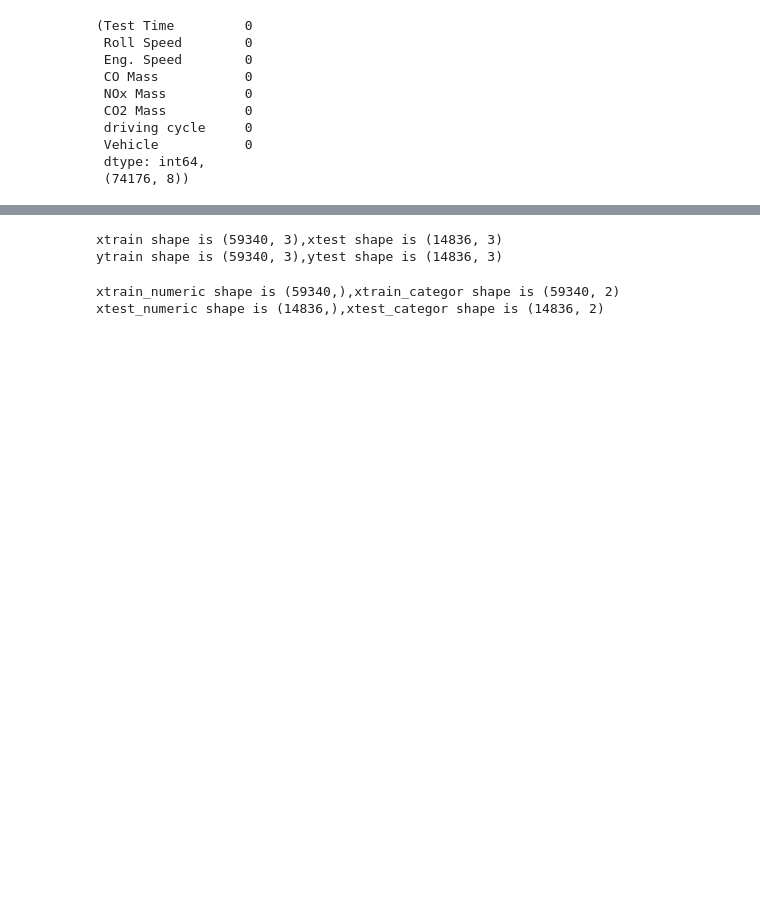
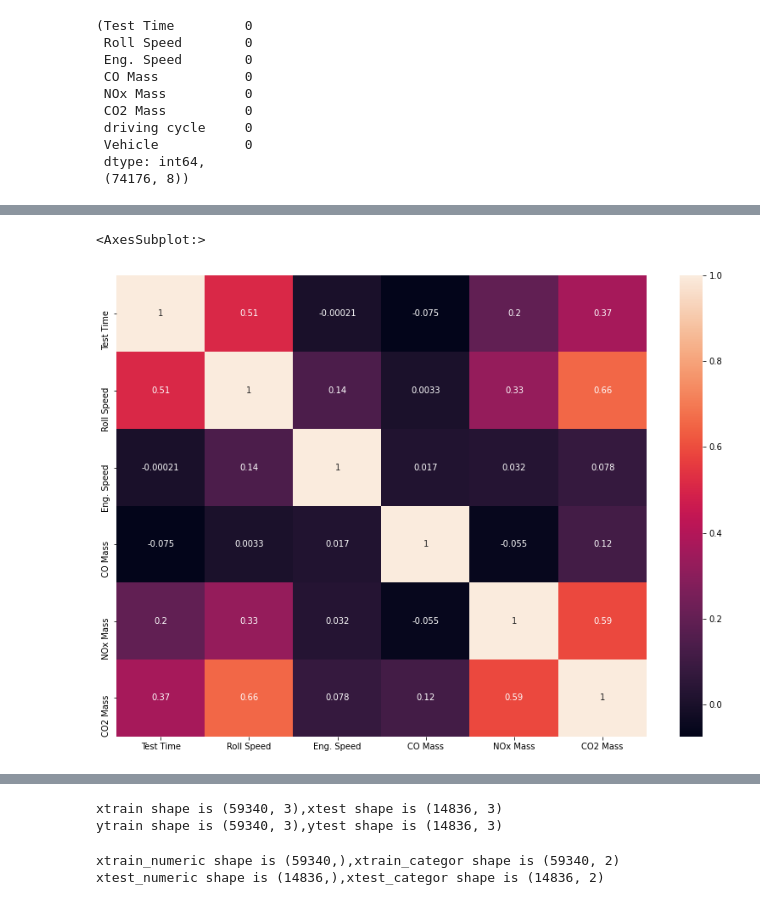
Before and after one commit to msaad1311/TfL-Dataset, a Jupyter notebook: src/EDA-Part2.ipynb, the cells around one changed output, grey strips where cells are left out. Saved outputs shown, nothing was run; the diff lists cells and outputs as text; code cells hidden in the pictures; blank space fills up the shorter version.

```diff
--- a/src/EDA-Part2.ipynb
+++ b/src/EDA-Part2.ipynb
@@ -40,3 +38,10 @@ data.describe()
 | 50% | 7127.600000 | 3.126160e+01 | 1193.330000 | 5.701690e-05 | 1.269605e-03 | 1.374640 | 4.000000 |
 | 75% | 10737.350000 | 5.195493e+01 | 1807.557500 | 6.606997e-04 | 5.794280e-03 | 3.085600 | 5.000000 |
 | max | 14018.100000 | 1.170090e+02 | 20693.200000 | 1.464500e+00 | 1.859920e-01 | 18.684400 | 6.000000 |
+# %%
+corr = data.drop(['Vehicle'],axis=1).corr()
+plt.figure(figsize=(14,10))
+sns.heatmap(corr,annot=True)
+# %% [output]
+<AxesSubplot:>
+[figure, added]
```
Also changed, not shown: parts of 15 cells of this notebook.
